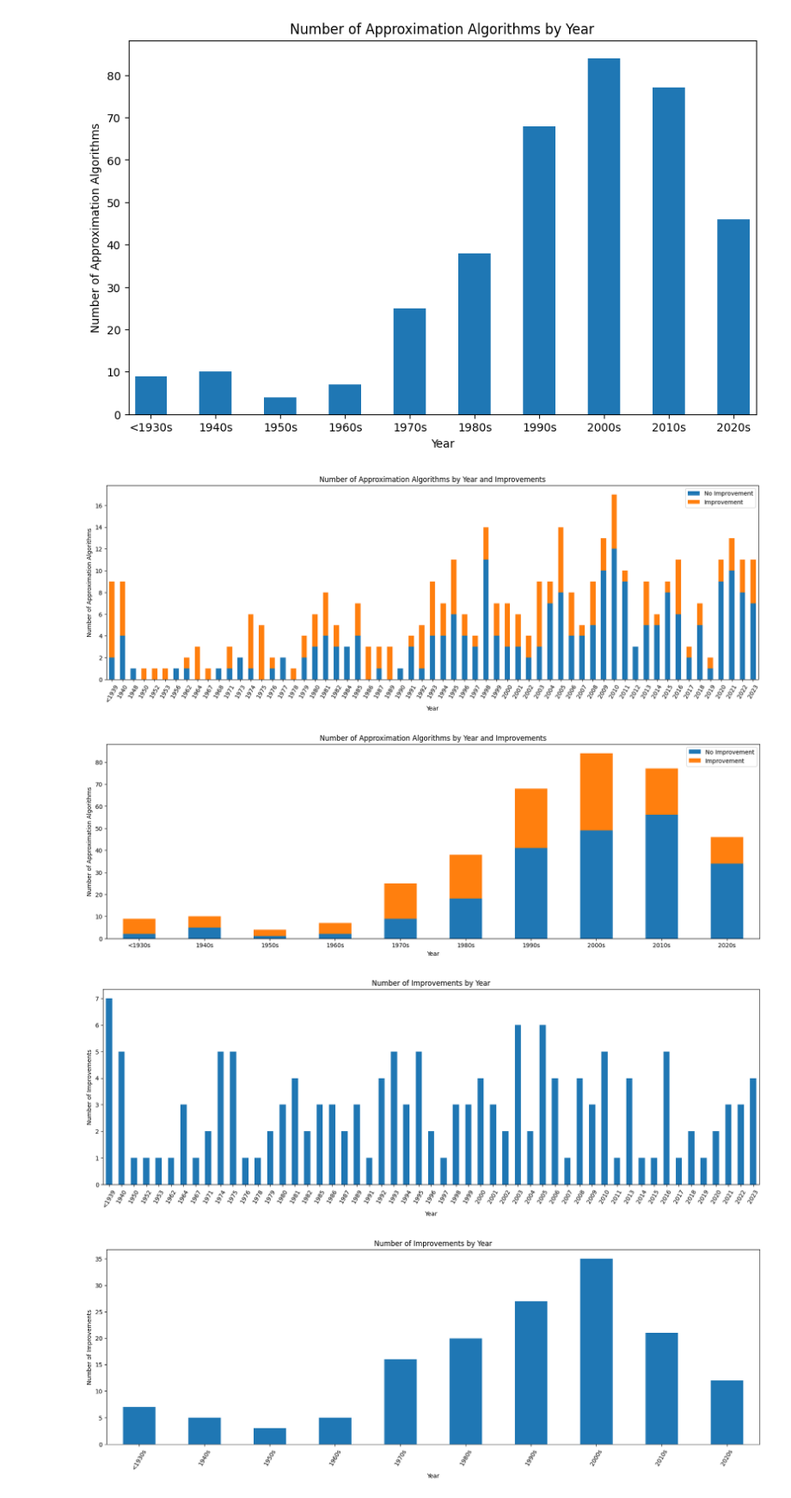
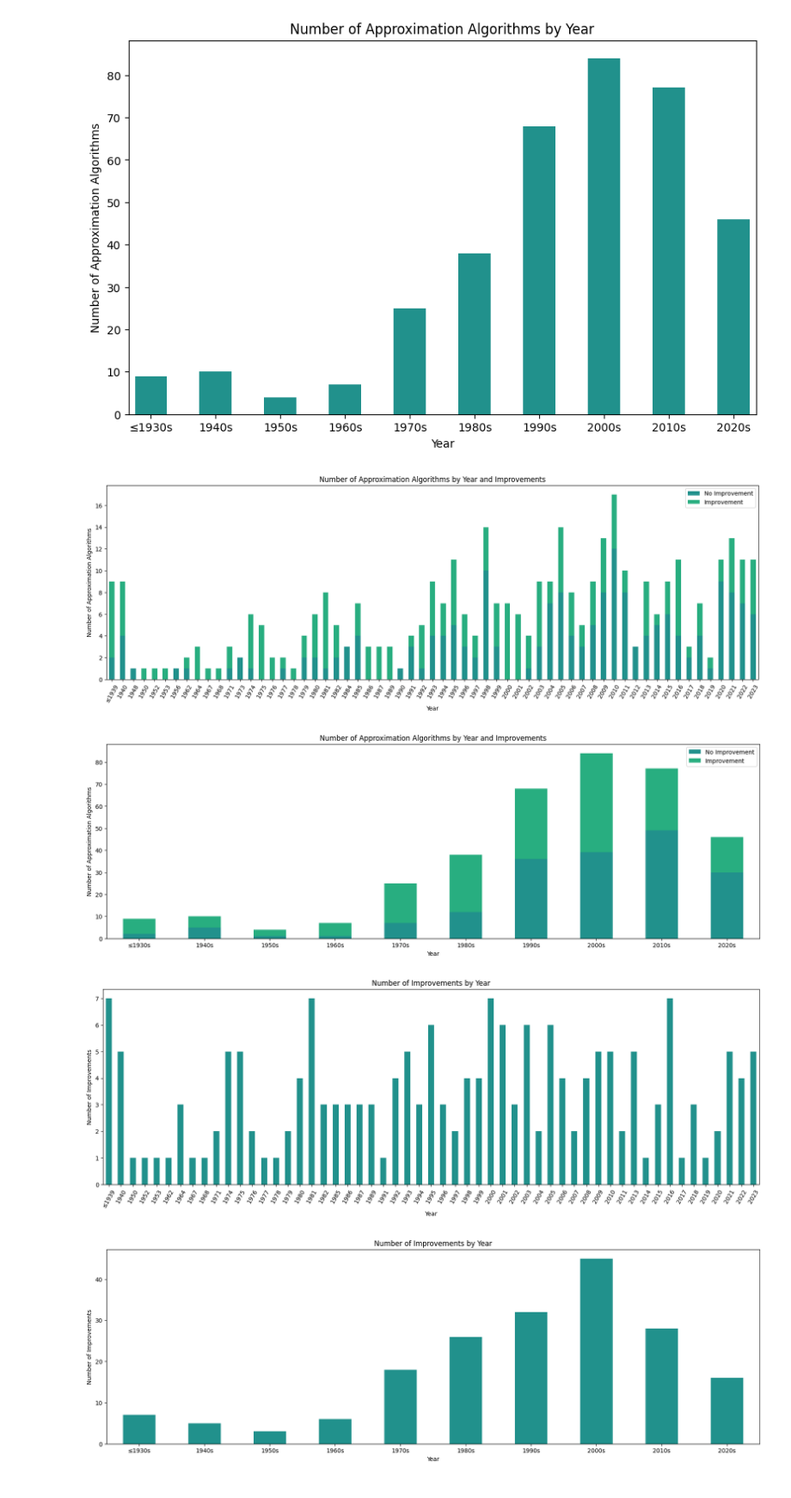
Before and after one commit to andrewlucasgs/approximation-algorithms, a Jupyter notebook: improvements.ipynb, the cells around one changed output. Shown at 86% size. Drawn from its saved outputs; the diff is of its cells as text; code cells hidden in the pictures.

```diff
--- a/improvements.ipynb
+++ b/improvements.ipynb
@@ -2,3 +2,8 @@
 import pandas as pd
 import matplotlib.pyplot as plt
 import numpy as np
+
+import matplotlib as mpl
+
+# set color cycle to gradient
+mpl.rcParams['axes.prop_cycle'] = mpl.cycler(color=plt.cm.viridis(np.linspace(0.5, 1, 5)))
@@ -42,7 +39,8 @@ approximation_algorithms.dropna(subset=['Year'], inplace=True)
 approximation_algorithms['Year'] = approximation_algorithms['Year'].astype(int)
 
 for col in ['Time Complexity Class', 'Approximation Factor Class (Mult)', 'Approximation Factor Class (Add)']:
-    approximation_algorithms[col] = pd.to_numeric(approximation_algorithms[col].astype(str).str.extract(r'(\d+)')[0], errors='coerce').fillna(99999)
+    # Extract complete numbers from the string including the decimal part
+    approximation_algorithms[col] = pd.to_numeric(approximation_algorithms[col].astype(str).str.extract(r'(\d+\.\d+|\d+)')[0], errors='coerce')
     approximation_algorithms[col] = approximation_algorithms[col].replace(0, 99999)
 
 # Sort the DataFrame for correct group-wise comparison
@@ -179,7 +177,7 @@ fig.set_size_inches(20, 6)
 plt.xticks(rotation=60)
 
 plt.margins(x=0.01)
-ax.set_xticklabels(['<1939'] + [str(year)  for year in data.index[1:]])
+ax.set_xticklabels(['≤1939'] + [str(year)  for year in data.index[1:]])
 
 ax.set_xlabel('Year')
 ax.set_ylabel('Number of Approximation Algorithms')
@@ -190,7 +188,7 @@ plt.legend(['No Improvement', 'Improvement'])
 
 plt.show()
 # %% [output]
-[figure, old version]
+[figure, new version]
 # %%
 # Plot number of approximation algorithms by decade and improvements
 data = approximation_algorithms
@@ -206,7 +204,7 @@ plt.xticks(rotation=0)
 plt.margins(x=0.01)
 
 ax.set_xlabel('Year')
-ax.set_xticklabels(['<1930s'] + [str(year) + 's'  for year in data.index[1:]])
+ax.set_xticklabels(['≤1930s'] + [str(year) + 's'  for year in data.index[1:]])
 
 ax.set_ylabel('Number of Approximation Algorithms')
 ax.set_title('Number of Approximation Algorithms by Year and Improvements')
@@ -216,7 +214,7 @@ plt.legend(['No Improvement', 'Improvement'])
 
 plt.show()
 # %% [output]
-[figure, old version]
+[figure, new version]
 # %%
 # Plot number of improvements by year
 data = approximation_algorithms
@@ -243,46 +241,46 @@ plt.xticks(rotation=60)
 plt.margins(x=0.01)
 
 ax.set_xlabel('Year')
-ax.set_xticklabels(['<1939'] + [str(year)  for year in data.index[1:]])
+ax.set_xticklabels(['≤1939'] + [str(year)  for year in data.index[1:]])
 
 ax.set_ylabel('Number of Improvements')
 ax.set_title('Number of Improvements by Year')
 plt.show()
 # %% [output]
-[figure, old version]
+[figure, new version]
 # %%
 # Plot number of improvements by decade
 data = approximation_algorithms
 
 data.loc[data['Year'] < 1930, 'Year'] = 1930
 
 
 # plot only  improvements by year
 
 data = data[data['Improvement'] == 1]
 
 data = data.groupby(data['Year'] // 10 * 10).size()
 
 
 
 
 
 fig, ax = plt.subplots()
 data.plot(kind='bar', stacked=True, ax=ax)
 # set figure size
 fig.set_size_inches(20, 6)
-plt.xticks(rotation=60)
+plt.xticks(rotation=0)
 
 plt.margins(x=0.01)
 
 ax.set_xlabel('Year')
-ax.set_xticklabels(['<1930s'] + [str(year) + 's'  for year in data.index[1:]])
+ax.set_xticklabels(['≤1930s'] + [str(year) + 's'  for year in data.index[1:]])
 
 ax.set_ylabel('Number of Improvements')
 ax.set_title('Number of Improvements by Year')
 plt.show()
 # %% [output]
-[figure, old version]
+[figure, new version]
 # %%
 # Plot number of improvements by variation
 data = approximation_algorithms
```
Also changed, not shown: parts of 3 cells of this notebook, 4 other files.
